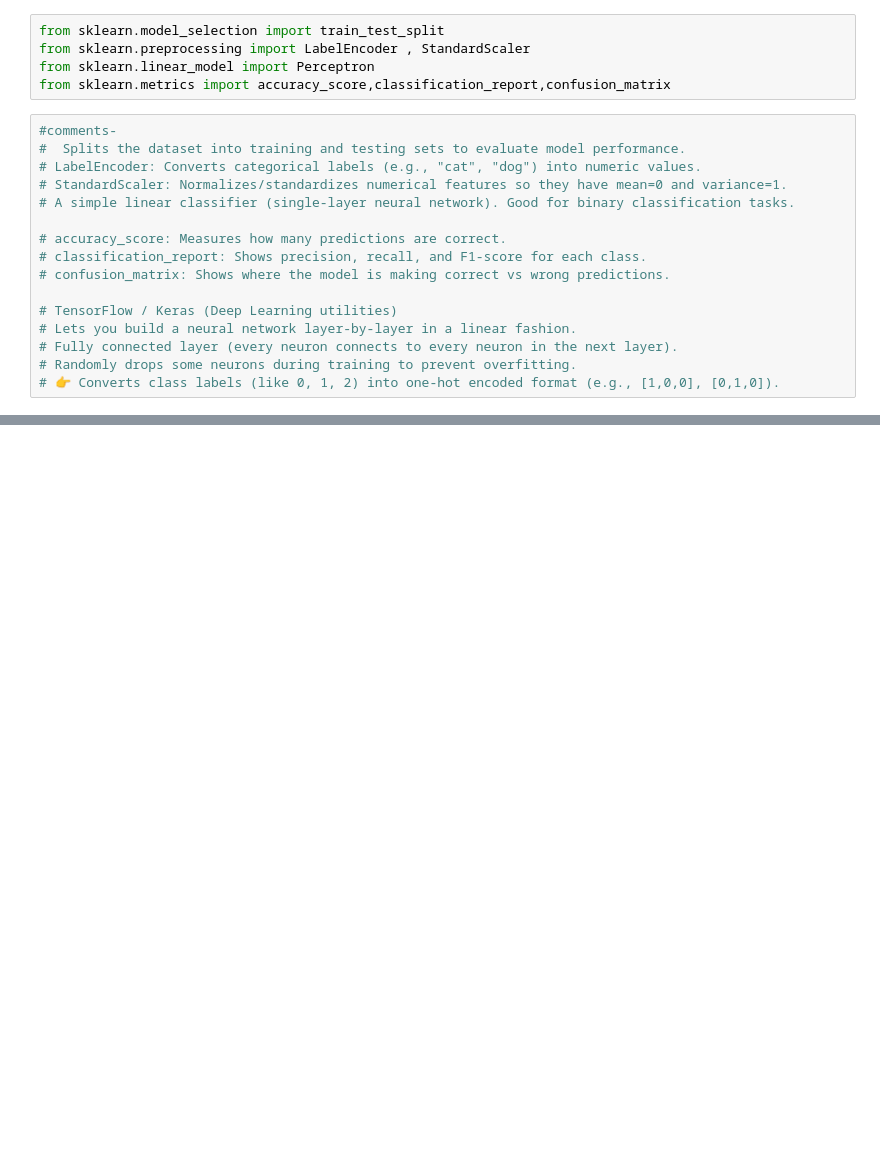
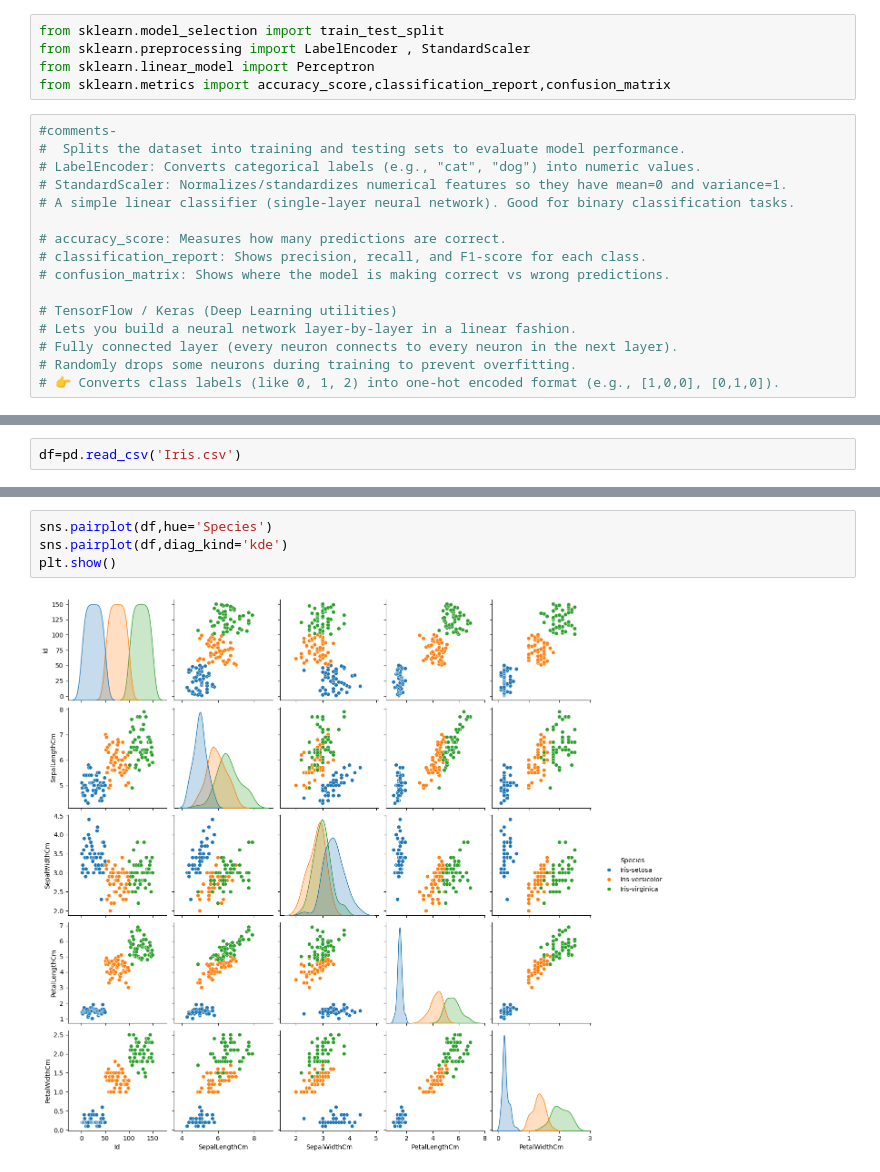
Before and after one commit to umang9369/ANN-Project, a Jupyter notebook: Untitled1.ipynb, the cells around one changed output, grey strips where cells are left out. Saved outputs shown, nothing was run; the diff lists cells and outputs as text; blank space fills up the shorter version.

```diff
--- a/Untitled1.ipynb
+++ b/Untitled1.ipynb
@@ -43,0 +51,2 @@ Path to dataset files: /root/.cache/kagglehub/datasets/saurabh00007/iriscsv/vers
+# %%
+df=pd.read_csv('Iris.csv')
@@ -43,0 +87,6 @@ Path to dataset files: /root/.cache/kagglehub/datasets/saurabh00007/iriscsv/vers
+# %%
+sns.pairplot(df,hue='Species')
+sns.pairplot(df,diag_kind='kde')
+plt.show()
+# %% [output]
+[figure, added]
```
Also changed, not shown: parts of 7 cells of this notebook.
